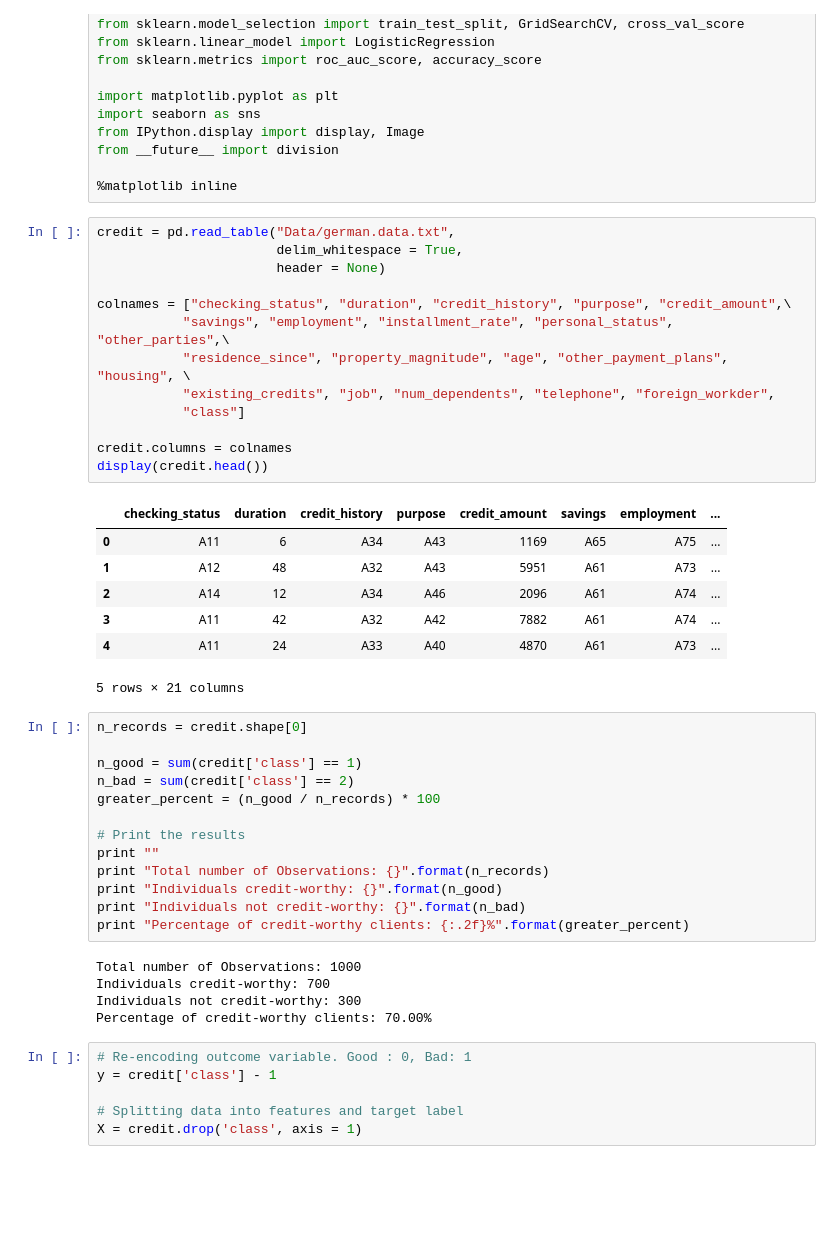
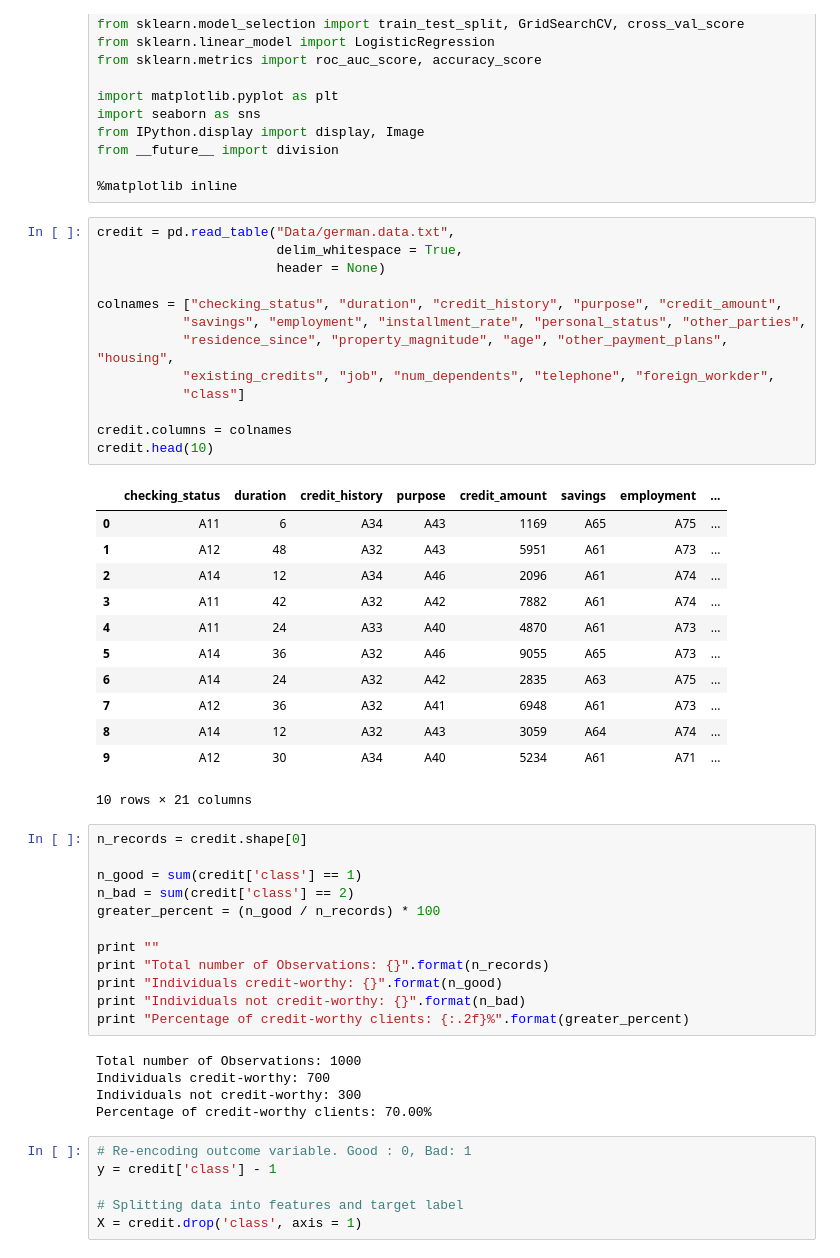
Before and after one commit to JennyLeeStat/CASwR, a Jupyter notebook: Ch4_Statistical_learning/4_Credit_scoring_rule_via_statistical_learning.ipynb, the cells around one changed output. Saved outputs shown, nothing was run; the diff lists cells and outputs as text; blank space fills up the shorter version.

```diff
--- a/Ch4_Statistical_learning/4_Credit_scoring_rule_via_statistical_learning.ipynb
+++ b/Ch4_Statistical_learning/4_Credit_scoring_rule_via_statistical_learning.ipynb
@@ -44,24 +44,29 @@ from __future__ import division
 # %%
 credit = pd.read_table("Data/german.data.txt",
                        delim_whitespace = True,
                        header = None)
 
-colnames = ["checking_status", "duration", "credit_history", "purpose", "credit_amount",\
-           "savings", "employment", "installment_rate", "personal_status", "other_parties",\
-           "residence_since", "property_magnitude", "age", "other_payment_plans", "housing", \
+colnames = ["checking_status", "duration", "credit_history", "purpose", "credit_amount",
+           "savings", "employment", "installment_rate", "personal_status", "other_parties",
+           "residence_since", "property_magnitude", "age", "other_payment_plans", "housing",
            "existing_credits", "job", "num_dependents", "telephone", "foreign_workder",
            "class"]
 
 credit.columns = colnames
-display(credit.head())
+credit.head(10)
 # %% [output]
 |  | checking_status | duration | credit_history | purpose | credit_amount | savings | employment | ... |
 | 0 | A11 | 6 | A34 | A43 | 1169 | A65 | A75 | ... |
 | 1 | A12 | 48 | A32 | A43 | 5951 | A61 | A73 | ... |
 | 2 | A14 | 12 | A34 | A46 | 2096 | A61 | A74 | ... |
 | 3 | A11 | 42 | A32 | A42 | 7882 | A61 | A74 | ... |
 | 4 | A11 | 24 | A33 | A40 | 4870 | A61 | A73 | ... |
+| 5 | A14 | 36 | A32 | A46 | 9055 | A65 | A73 | ... |
+| 6 | A14 | 24 | A32 | A42 | 2835 | A63 | A75 | ... |
+| 7 | A12 | 36 | A32 | A41 | 6948 | A61 | A73 | ... |
+| 8 | A14 | 12 | A32 | A43 | 3059 | A64 | A74 | ... |
+| 9 | A12 | 30 | A34 | A40 | 5234 | A61 | A71 | ... |
-5 rows × 21 columns
+10 rows × 21 columns
 # %%
 n_records = credit.shape[0]
 
@@ -69,7 +74,6 @@ n_good = sum(credit['class'] == 1)
 n_bad = sum(credit['class'] == 2)
 greater_percent = (n_good / n_records) * 100
 
-# Print the results
 print ""
 print "Total number of Observations: {}".format(n_records)
 print "Individuals credit-worthy: {}".format(n_good)
```
Also changed, not shown: parts of 19 cells of this notebook.
